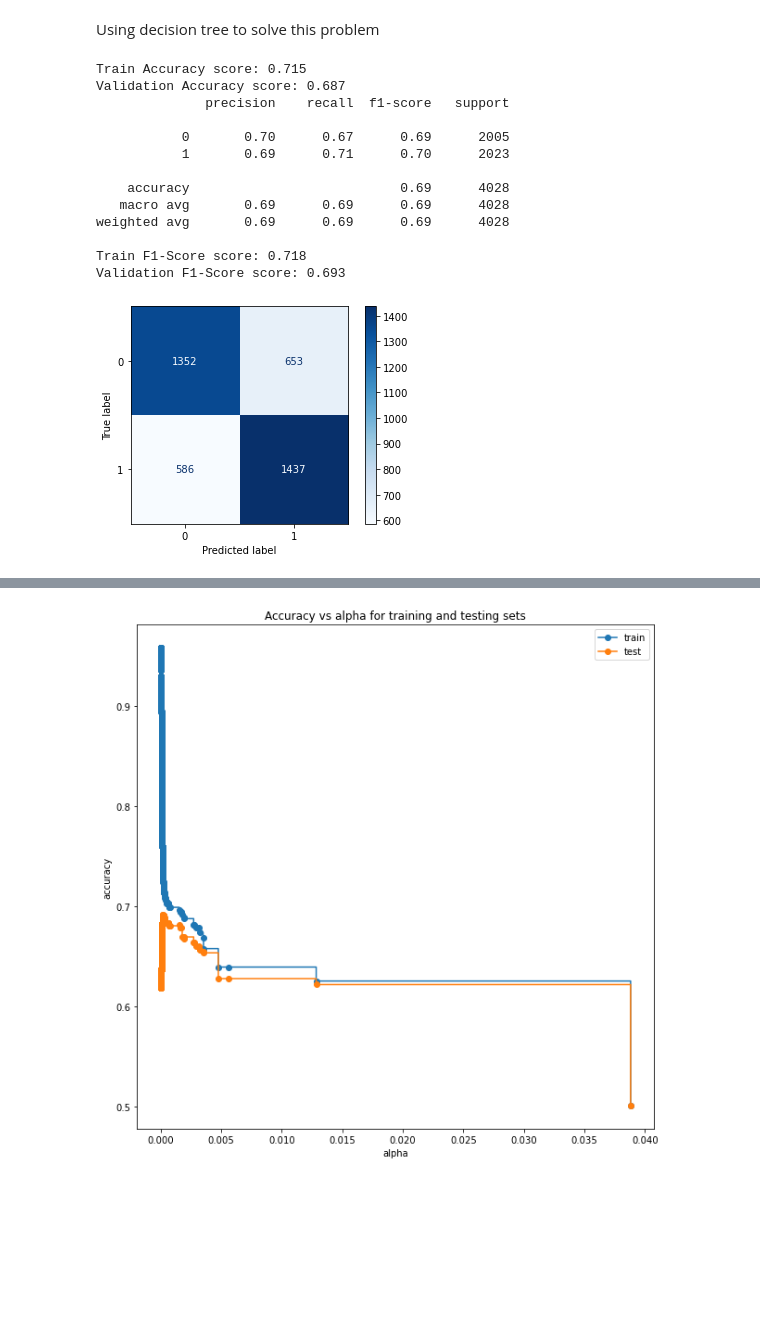
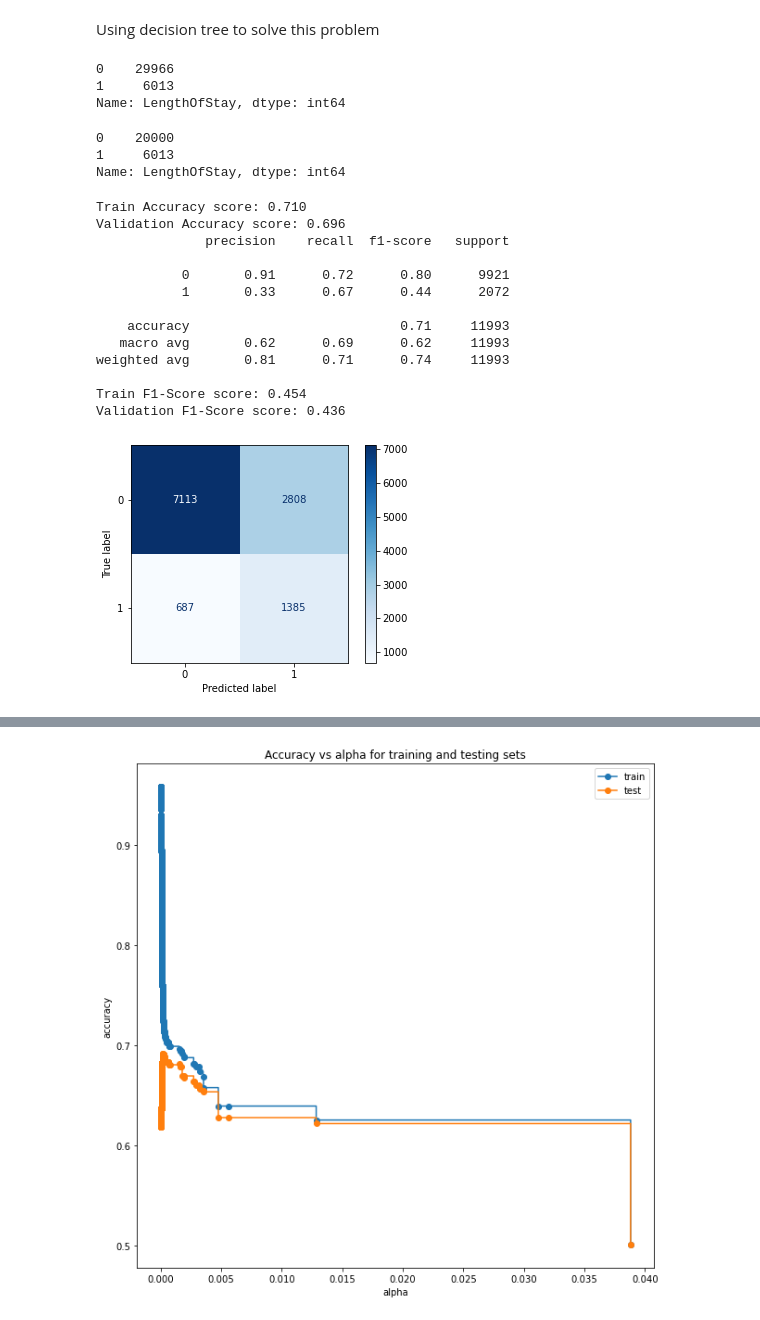
Before and after one commit to qinqin65/MachineLerningAssignment1, a Jupyter notebook: s3805989_assignment1.ipynb, the cells around one changed output, grey strips where cells are left out. Saved outputs shown, nothing was run; the diff lists cells and outputs as text; code cells hidden in the pictures; blank space fills up the shorter version.

```diff
--- a/s3805989_assignment1.ipynb
+++ b/s3805989_assignment1.ipynb
@@ -274,24 +197,0 @@ plt.show()
-# %%
-plt.figure(figsize=(20,20))
-for i, col in enumerate(nominal_attributes):
-    plt.subplot(3,4,i+1)
-    plt.scatter()
-#     sns.catplot(col, hue="LengthOfStay", data=data, kind="count",
-#             palette={0:"blue", 1:"red"})
-#     ax.legend(title=col)
-#     ax.set_xticklabels(["LengthOfStay < 4", "LengthOfStay > 4"])
-#     ax.set_xlabel("")
-plt.tight_layout()
-
-# fig, ax = plt.subplots()
-
-# sns.catplot("Survived", hue="Pclass", data=df, kind="count",
-#             palette={1:"yellow", 2:"orange", 3:"red"}, ax=ax)
-
-# plt.close(2) # catplot creates an extra figure we don't need
-
-# ax.legend(title="Passenger Class")
-# ax.set_xticklabels(["did not survive", "survived"])
-# ax.set_xlabel("")
-
-# fig.suptitle("Passenger Class vs. Survival for Titanic Passengers");
@@ -482,6 +380,32 @@ with pd.option_context('mode.chained_assignment', None):
 with pd.option_context('mode.chained_assignment', None):
     train_data_decision_tree, val_data_decision_tree = train_test_split(train_data_tmp, test_size=0.25,
                                             shuffle=True,random_state=0)
+# %%
+train_data_decision_tree['LengthOfStay'].value_counts()
+# %% [output]
+0    29966
+1     6013
+Name: LengthOfStay, dtype: int64
+# %%
+# Separate majority and minority classes
+majority = train_data_decision_tree[train_data_decision_tree['LengthOfStay']==0]
+minority = train_data_decision_tree[train_data_decision_tree['LengthOfStay']==1]
+
+# Downsample majority class
+majority_downsampled = resample(majority,
+                                 replace=False,    # sample without replacement
+                                 n_samples=20000,     # to match minority class
+                                 random_state=0) # reproducible results
+
+# Combine minority class with downsampled majority class
+train_data_decision_tree = pd.concat([majority_downsampled, minority])
+
+# Display new class counts
+train_data_decision_tree['LengthOfStay'].value_counts()
+# %% [output]
+0    20000
+1     6013
+Name: LengthOfStay, dtype: int64
 # %%
 train_decision_tree_x = train_data_decision_tree.drop('LengthOfStay', axis=1)
 train_decision_tree_y = train_data_decision_tree['LengthOfStay']
@@ -515,41 +439,41 @@ test_decision_tree_y = test_data_decision_tree['LengthOfStay']
 # plt.ylabel('Accuracy')
 # plt.show()
 
-clf_decision_tree = tree.DecisionTreeClassifier(criterion='entropy', max_depth=8)
+clf_decision_tree = tree.DecisionTreeClassifier(criterion='entropy', max_depth=8, class_weight={0: 1, 1: 1})
 clf_decision_tree = clf_decision_tree.fit(train_decision_tree_x, train_decision_tree_y)
 
 train_decision_tree_prediction = clf_decision_tree.predict(train_decision_tree_x)
 val_decision_tree_prediction = clf_decision_tree.predict(val_decision_tree_x)
 test_decision_tree_prediction = clf_decision_tree.predict(test_decision_tree_x)
 
 train_decision_tree_acc = balanced_accuracy_score(train_decision_tree_y, train_decision_tree_prediction)
 val_decision_tree_acc = balanced_accuracy_score(val_decision_tree_y, val_decision_tree_prediction)
 
 print("Train Accuracy score: {:.3f}".format(train_decision_tree_acc))
 print("Validation Accuracy score: {:.3f}".format(val_decision_tree_acc))
 
 print(classification_report(test_decision_tree_y, test_decision_tree_prediction,))
 
 train_decision_tree_f1 = f1_score(train_decision_tree_y, train_decision_tree_prediction)
 val_decision_tree_f1 = f1_score(val_decision_tree_y, val_decision_tree_prediction)
 
 print("Train F1-Score score: {:.3f}".format(train_decision_tree_f1))
 print("Validation F1-Score score: {:.3f}".format(val_decision_tree_f1))
 
 disp = plot_confusion_matrix(clf_decision_tree, test_decision_tree_x, test_decision_tree_y, cmap=plt.cm.Blues)
 plt.show()
 # %% [output]
-Train Accuracy score: 0.715
-Validation Accuracy score: 0.687
+Train Accuracy score: 0.710
+Validation Accuracy score: 0.696
               precision    recall  f1-score   support
 
-           0       0.70      0.67      0.69      2005
-           1       0.69      0.71      0.70      2023
+           0       0.91      0.72      0.80      9921
+           1       0.33      0.67      0.44      2072
 
-    accuracy                           0.69      4028
-   macro avg       0.69      0.69      0.69      4028
-weighted avg       0.69      0.69      0.69      4028
+    accuracy                           0.71     11993
+   macro avg       0.62      0.69      0.62     11993
+weighted avg       0.81      0.71      0.74     11993
 
-Train F1-Score score: 0.718
-Validation F1-Score score: 0.693
+Train F1-Score score: 0.454
+Validation F1-Score score: 0.436
-[figure, old version]
+[figure, new version]
```
Also changed, not shown: parts of 18 cells of this notebook.
